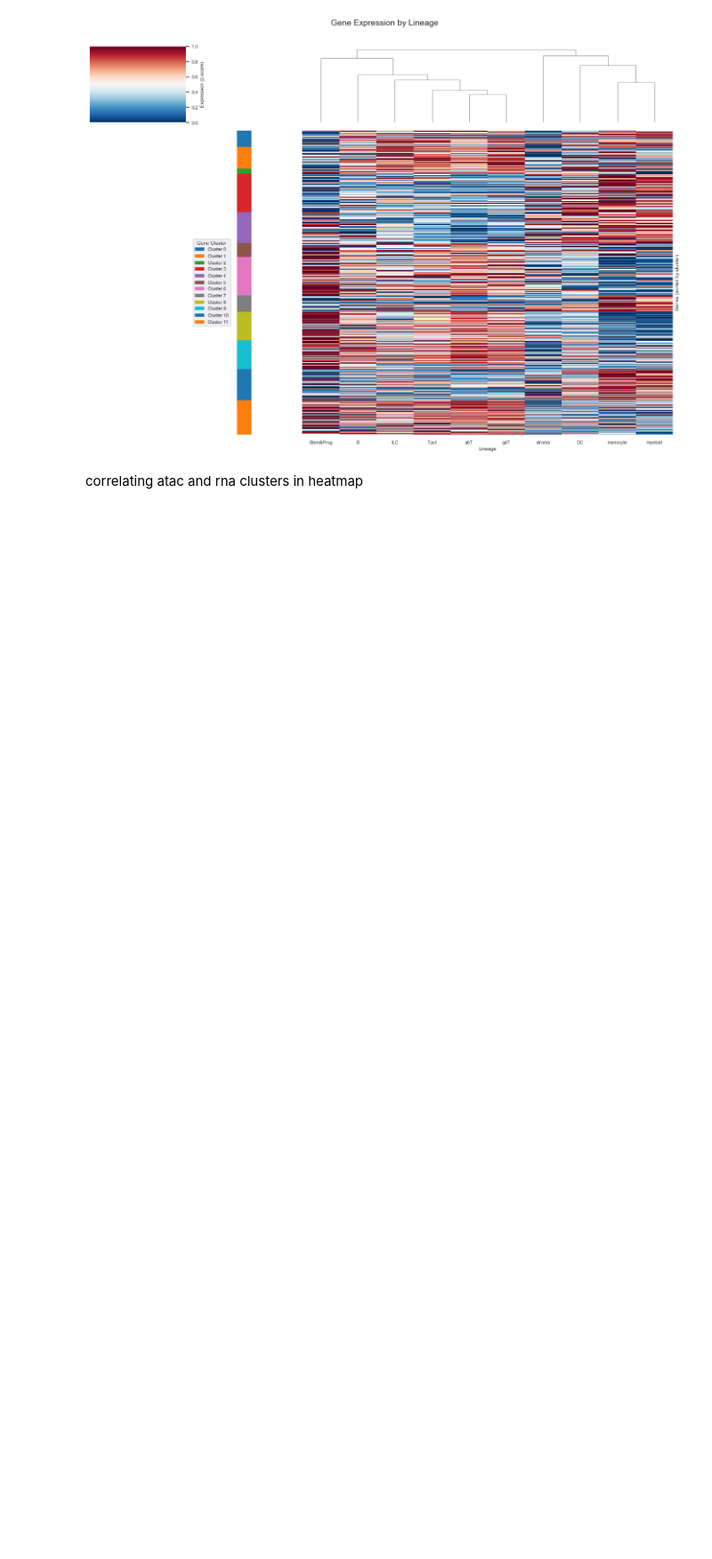
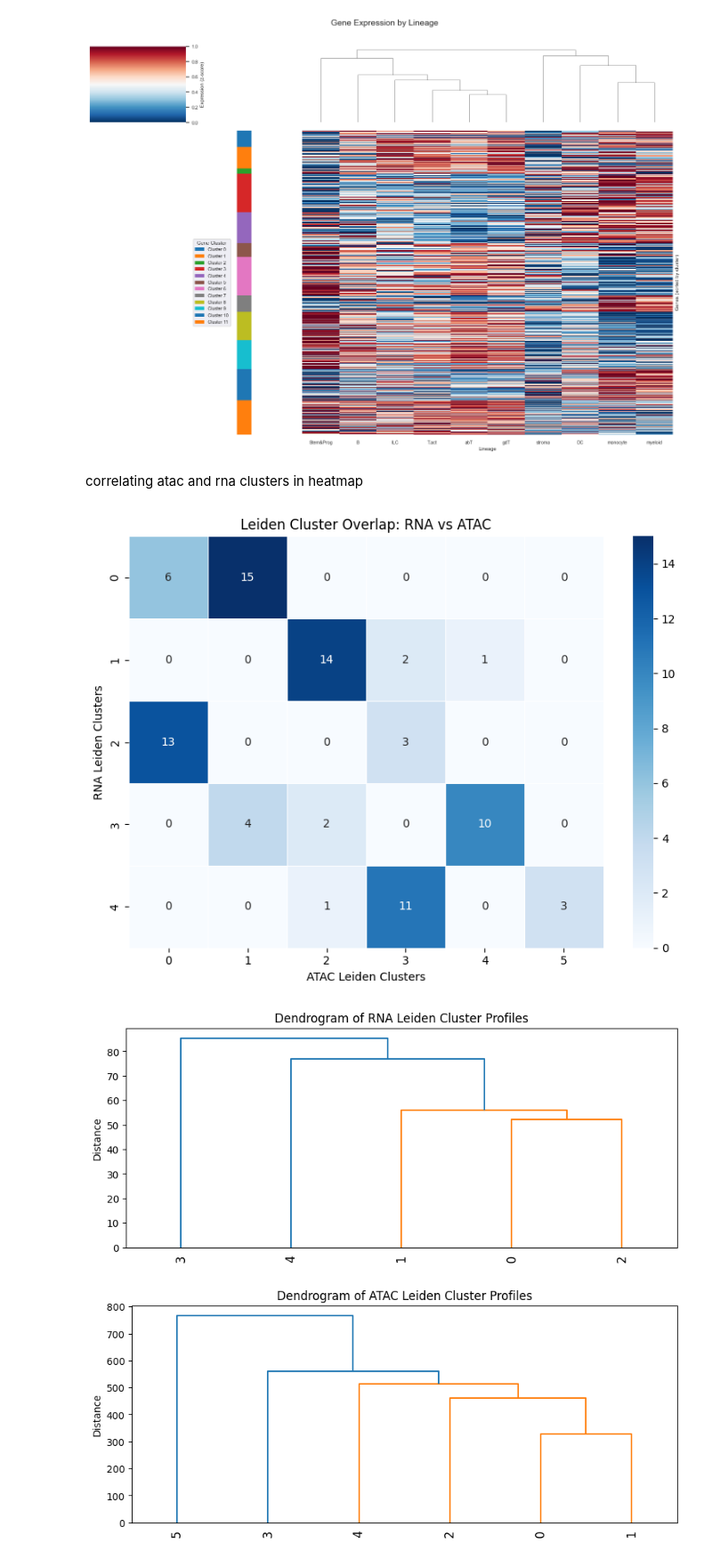
Before and after one commit to Topic2-Gene-Regulation-Immune-Cells/abT-gdT-cells-Team3, a Jupyter notebook: UMAP_clustering_RNA.ipynb, the cells around one changed output. Shown at 89% size. Saved outputs shown, nothing was run; the diff lists cells and outputs as text; code cells hidden in the pictures; blank space fills up the shorter version.

```diff
--- a/UMAP_clustering_RNA.ipynb
+++ b/UMAP_clustering_RNA.ipynb
@@ -673,32 +698,35 @@ plt.show()
 #dendograms
 
 RNA_profiles = RNA_T_scaled.copy()
 RNA_profiles['cluster'] = adata_rna.obs['leiden_rna']
 RNA_cluster_avg = RNA_profiles.groupby('cluster').mean()
 
 ATAC_profiles = ATAC_T_scaled.copy()
 ATAC_profiles['cluster'] = adata_atac.obs['leiden_atac']
 ATAC_cluster_avg = ATAC_profiles.groupby('cluster').mean()
 
 # RNA dendrogram
 plt.figure(figsize=(10, 4))
-Z_rna = linkage(RNA_cluster_avg, method='ward')
+Z_rna = linkage(RNA_cluster_avg, method='average')
 dendrogram(Z_rna, labels=RNA_cluster_avg.index, leaf_rotation=90)
 plt.title("Dendrogram of RNA Leiden Cluster Profiles")
 plt.ylabel("Distance")
 plt.show()
 
 # ATAC dendrogram
 plt.figure(figsize=(10, 4))
-Z_atac = linkage(ATAC_cluster_avg, method='ward')
+Z_atac = linkage(ATAC_cluster_avg, method='average')
 dendrogram(Z_atac, labels=ATAC_cluster_avg.index, leaf_rotation=90)
 plt.title("Dendrogram of ATAC Leiden Cluster Profiles")
 plt.ylabel("Distance")
 plt.show()
 
 ari = adjusted_rand_score(leiden_rna_labels, leiden_atac_labels)
 nmi = normalized_mutual_info_score(leiden_rna_labels, leiden_atac_labels)
 
 print(f"Adjusted Rand Index (RNA vs ATAC Leiden): {ari:.3f}")
 print(f"Normalized Mutual Information (RNA vs ATAC Leiden): {nmi:.3f}")
 # %% [output]
+[figure, added]
+[figure, added]
+[figure, added]
```
Also changed, not shown: parts of 5 cells of this notebook.
